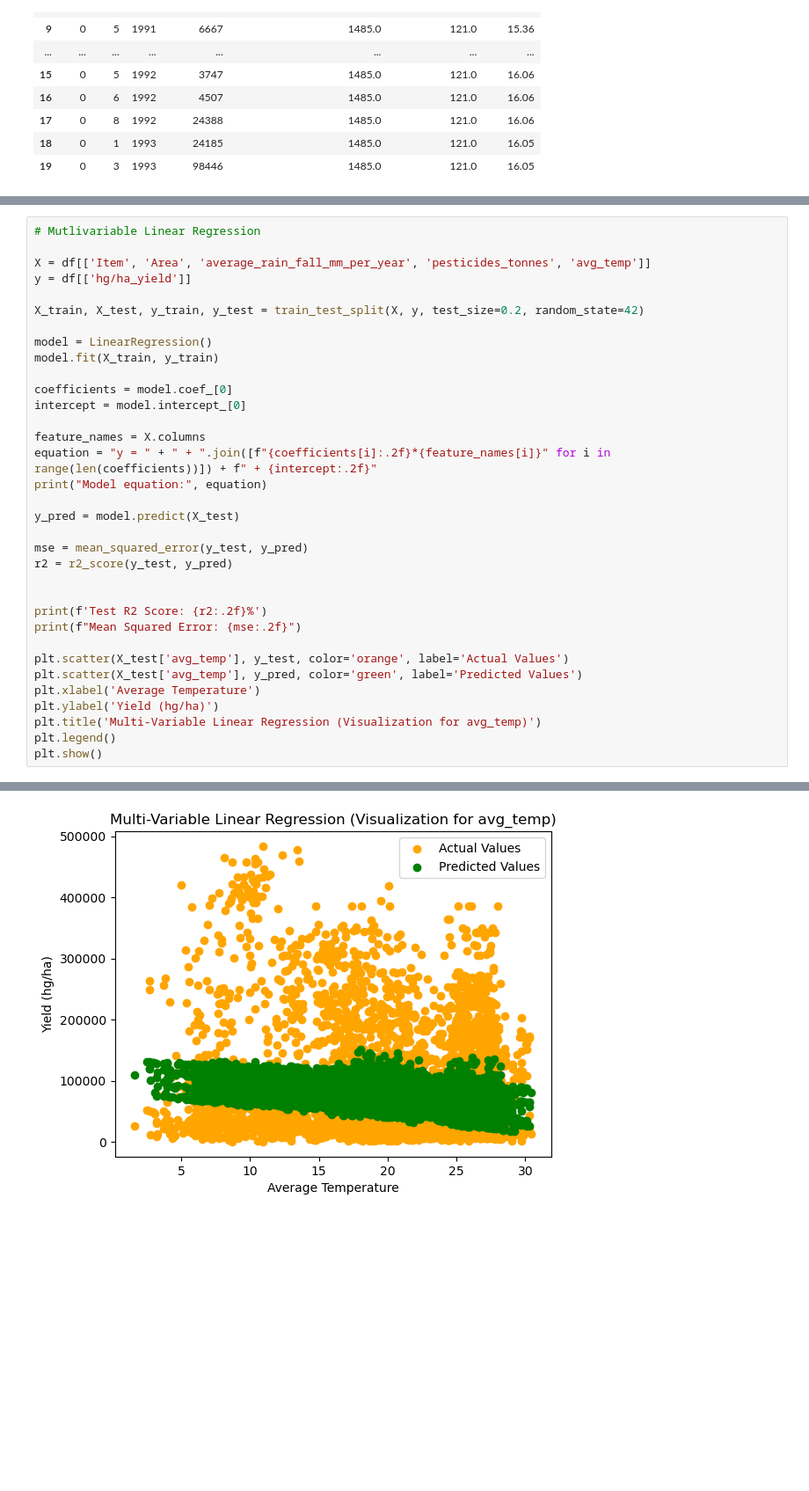
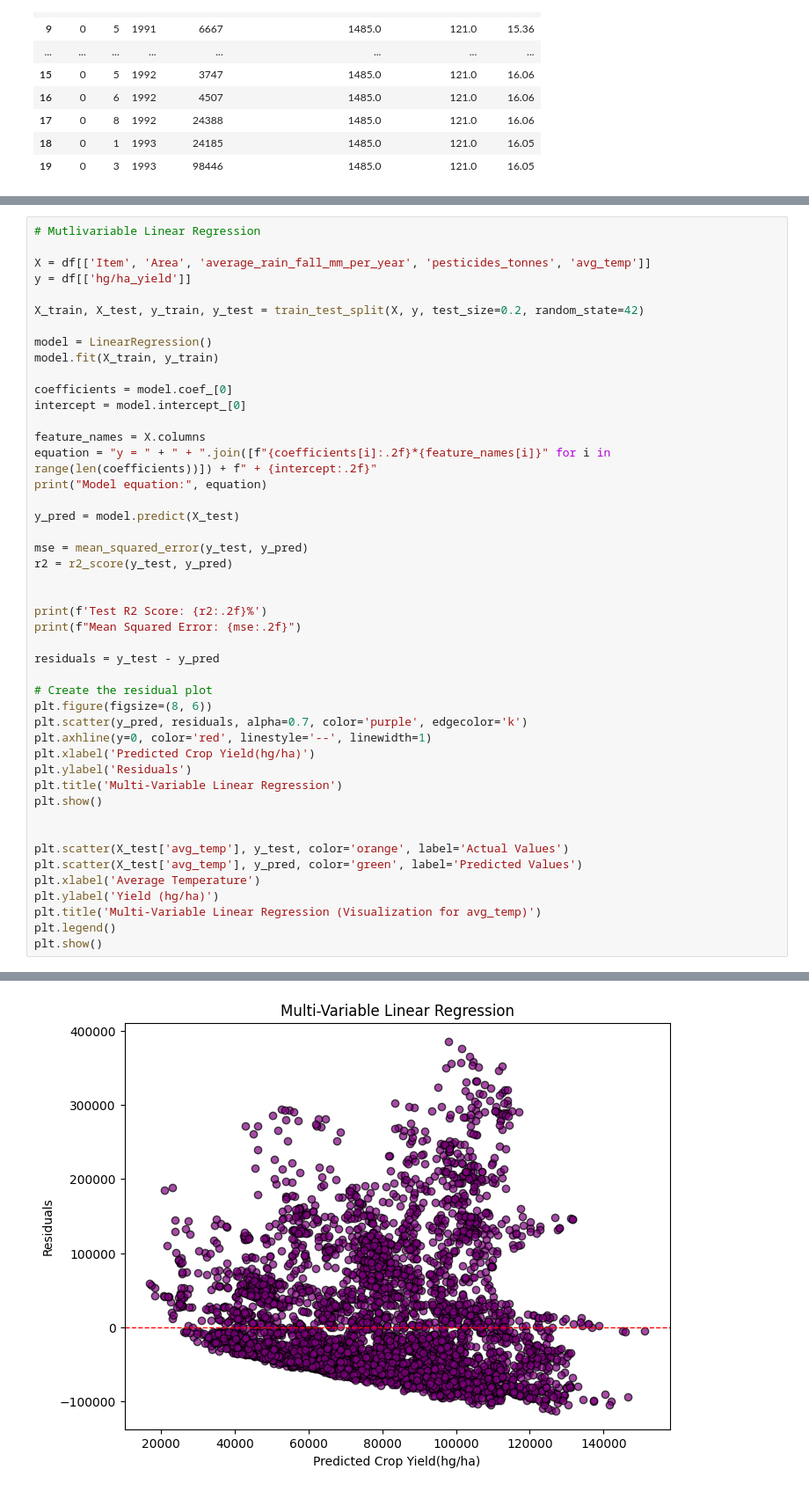
Before and after one commit to joshwu108/Sustainable-Software, a Jupyter notebook: code/model.ipynb, the cells around one changed output, grey strips where cells are left out. Shown at 88% size. Cells and saved outputs as stored; diff of their text form; blank space fills up the shorter version.

```diff
--- a/code/model.ipynb
+++ b/code/model.ipynb
@@ -235,31 +246,43 @@ X_train, X_test, y_train, y_test = train_test_split(X, y, test_size=0.2, random_
 model = LinearRegression()
 model.fit(X_train, y_train)
 
 coefficients = model.coef_[0]
 intercept = model.intercept_[0]
 
 feature_names = X.columns
 equation = "y = " + " + ".join([f"{coefficients[i]:.2f}*{feature_names[i]}" for i in range(len(coefficients))]) + f" + {intercept:.2f}"
 print("Model equation:", equation)
 
 y_pred = model.predict(X_test)
 
 mse = mean_squared_error(y_test, y_pred)
 r2 = r2_score(y_test, y_pred)
 
 
 print(f'Test R2 Score: {r2:.2f}%')
 print(f"Mean Squared Error: {mse:.2f}")
 
+residuals = y_test - y_pred
+
+# Create the residual plot
+plt.figure(figsize=(8, 6))
+plt.scatter(y_pred, residuals, alpha=0.7, color='purple', edgecolor='k')
+plt.axhline(y=0, color='red', linestyle='--', linewidth=1)
+plt.xlabel('Predicted Crop Yield(hg/ha)')
+plt.ylabel('Residuals')
+plt.title('Multi-Variable Linear Regression')
+plt.show()
+
+
 plt.scatter(X_test['avg_temp'], y_test, color='orange', label='Actual Values')
 plt.scatter(X_test['avg_temp'], y_pred, color='green', label='Predicted Values')
 plt.xlabel('Average Temperature')
 plt.ylabel('Yield (hg/ha)')
 plt.title('Multi-Variable Linear Regression (Visualization for avg_temp)')
 plt.legend()
 plt.show()
 # %% [output]
 Model equation: y = -7707.10*Item + 104.19*Area + 3.09*average_rain_fall_mm_per_year + 0.12*pesticides_tonnes + -1857.17*avg_temp + 136372.67
 Test R2 Score: 0.08%
 Mean Squared Error: 6687860316.68
-[figure, old version]
+[figure, new version]
```
Also changed, not shown: parts of 7 cells of this notebook.
